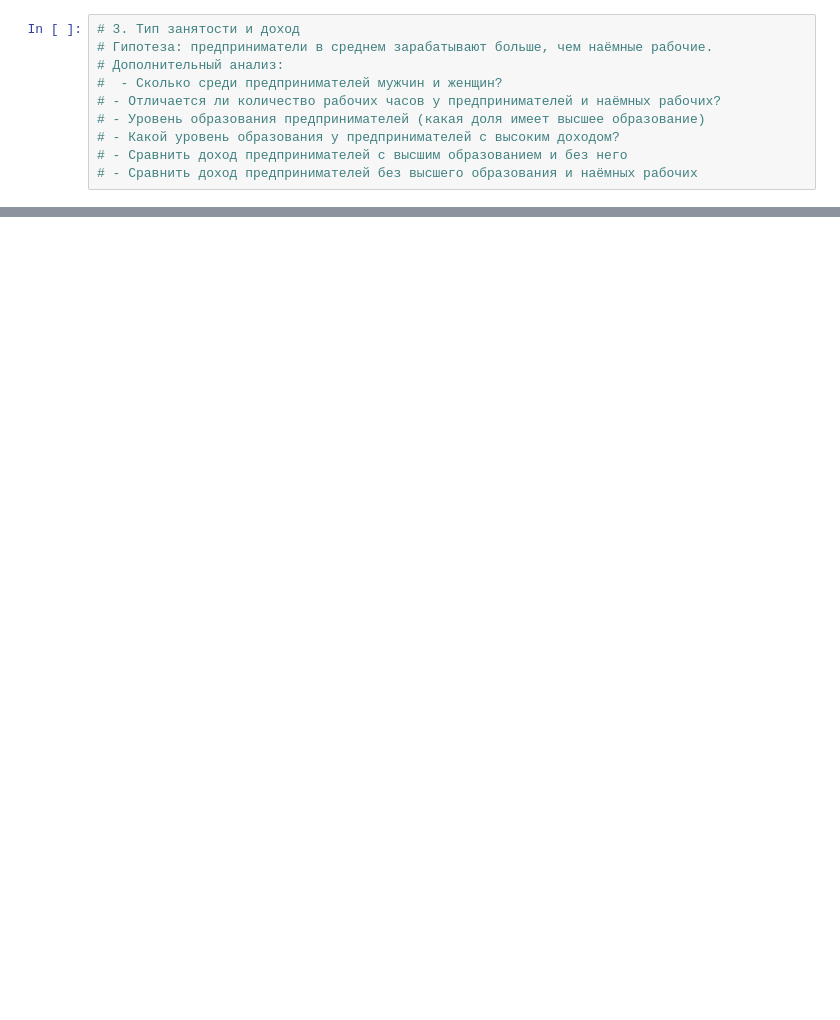
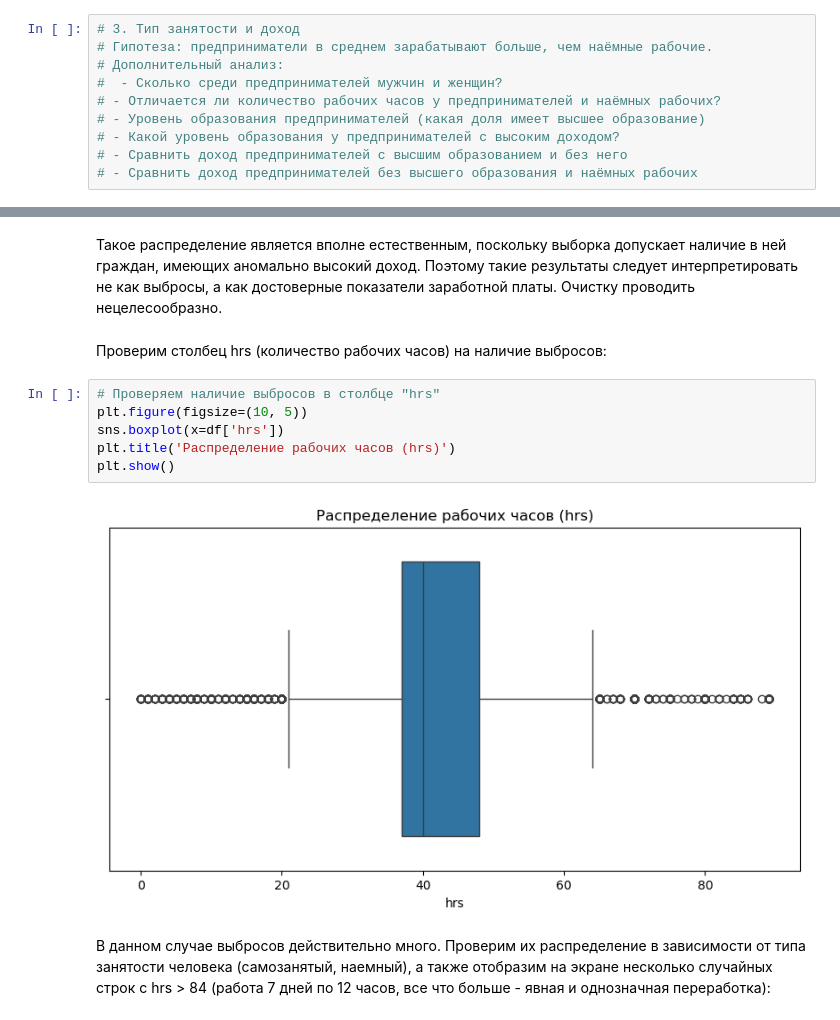
Before and after one commit to Strory/CourseWork3, a Jupyter notebook: Research3.ipynb, the cells around one changed output, grey strips where cells are left out. Saved outputs shown, nothing was run; the diff lists cells and outputs as text; blank space fills up the shorter version.

```diff
--- a/Research3.ipynb
+++ b/Research3.ipynb
@@ -12,0 +199,14 @@ from dataframes import dataframes # словарь датафреймов, кл
+# %% [markdown]
+Такое распределение является вполне естественным, поскольку выборка допускает наличие в ней граждан, имеющих аномально высокий доход. Поэтому такие результаты следует интерпретировать не как выбросы, а как достоверные показатели заработной платы. Очистку проводить нецелесообразно.
+# %% [markdown]
+Проверим столбец hrs (количество рабочих часов) на наличие выбросов:
+# %%
+# Проверяем наличие выбросов в столбце "hrs"
+plt.figure(figsize=(10, 5))
+sns.boxplot(x=df['hrs'])
+plt.title('Распределение рабочих часов (hrs)')
+plt.show()
+# %% [output]
+[figure, added]
+# %% [markdown]
+В данном случае выбросов действительно много. Проверим их распределение в зависимости от типа занятости человека (самозанятый, наемный), а также отобразим на экране несколько случайных строк с hrs > 84 (работа 7 дней по 12 часов, все что больше - явная и однозначная переработка):
```
Also changed, not shown: parts of 161 cells of this notebook, 9 other files.
